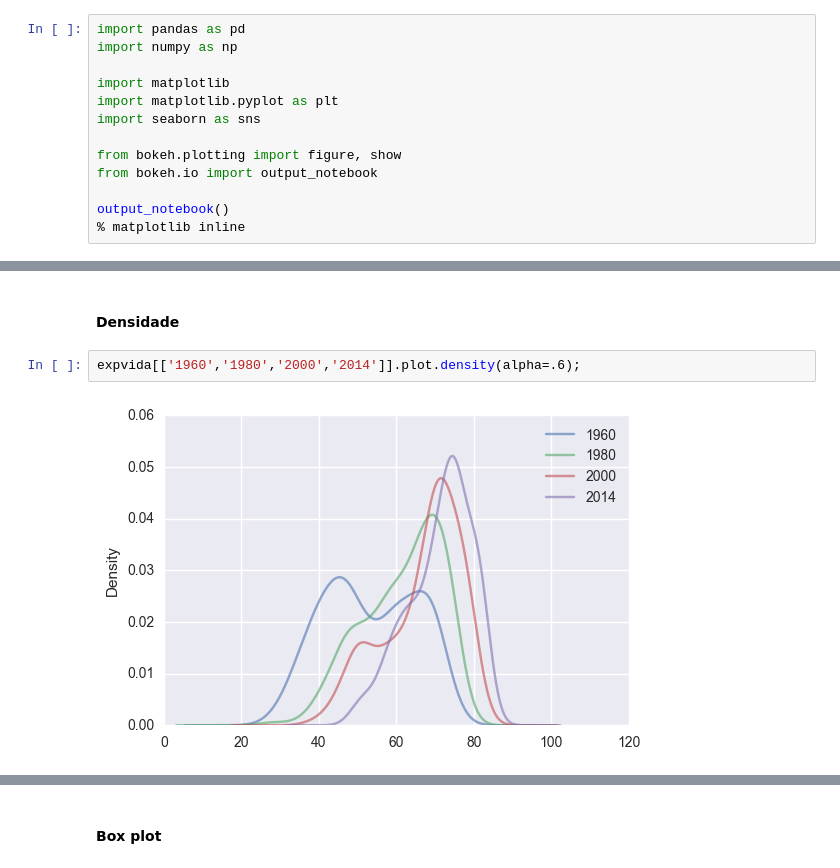
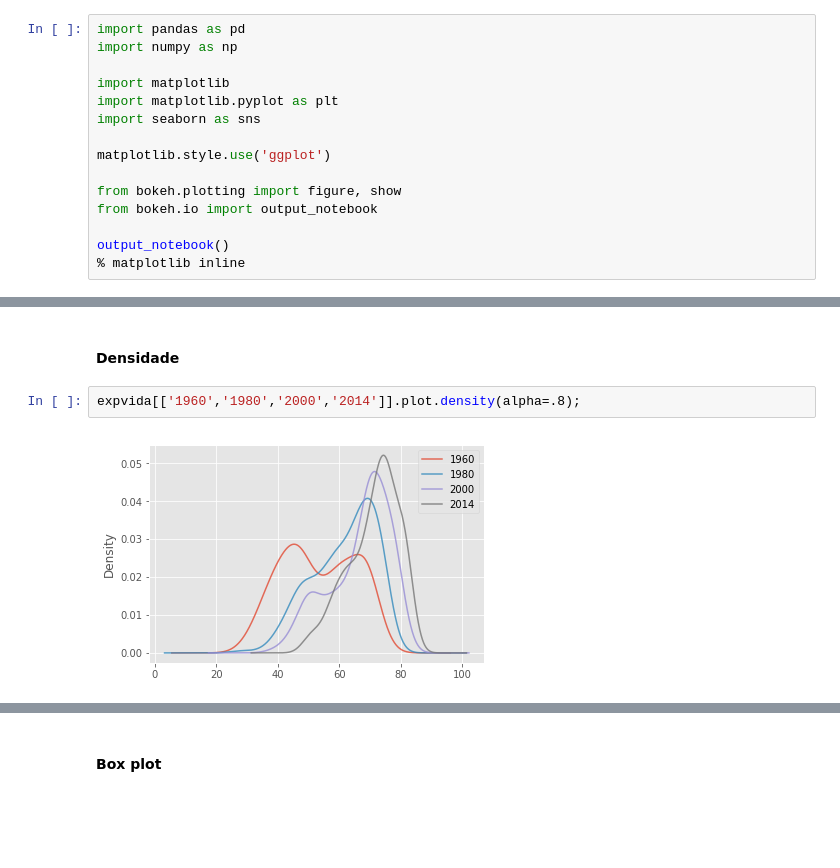
Before and after one commit to if1015-datascience-ufpe/slides, a Jupyter notebook: aula09-datavis-parte01.ipynb, the cells around one changed output, grey strips where cells are left out. Drawn from its saved outputs; the diff is of its cells as text; blank space fills up the shorter version.

```diff
--- a/aula09-datavis-parte01.ipynb
+++ b/aula09-datavis-parte01.ipynb
@@ -56,6 +59,8 @@ import matplotlib
 import matplotlib.pyplot as plt
 import seaborn as sns
 
+matplotlib.style.use('ggplot')
+
 from bokeh.plotting import figure, show
 from bokeh.io import output_notebook
 
@@ -192,9 +204,9 @@ expvida[['1960','1980','2000','2014']].plot.hist(stacked=False,
 # %% [markdown]
 #### Densidade
 # %%
-expvida[['1960','1980','2000','2014']].plot.density(alpha=.6);
+expvida[['1960','1980','2000','2014']].plot.density(alpha=.8);
 # %% [output]
-[figure, old version]
+[figure, new version]
 # %%
 sns.distplot(expvida['2014'].dropna(),hist=True,bins=20);
 # %% [output]
```
Also changed, not shown: parts of 22 cells of this notebook, 15 other files.
